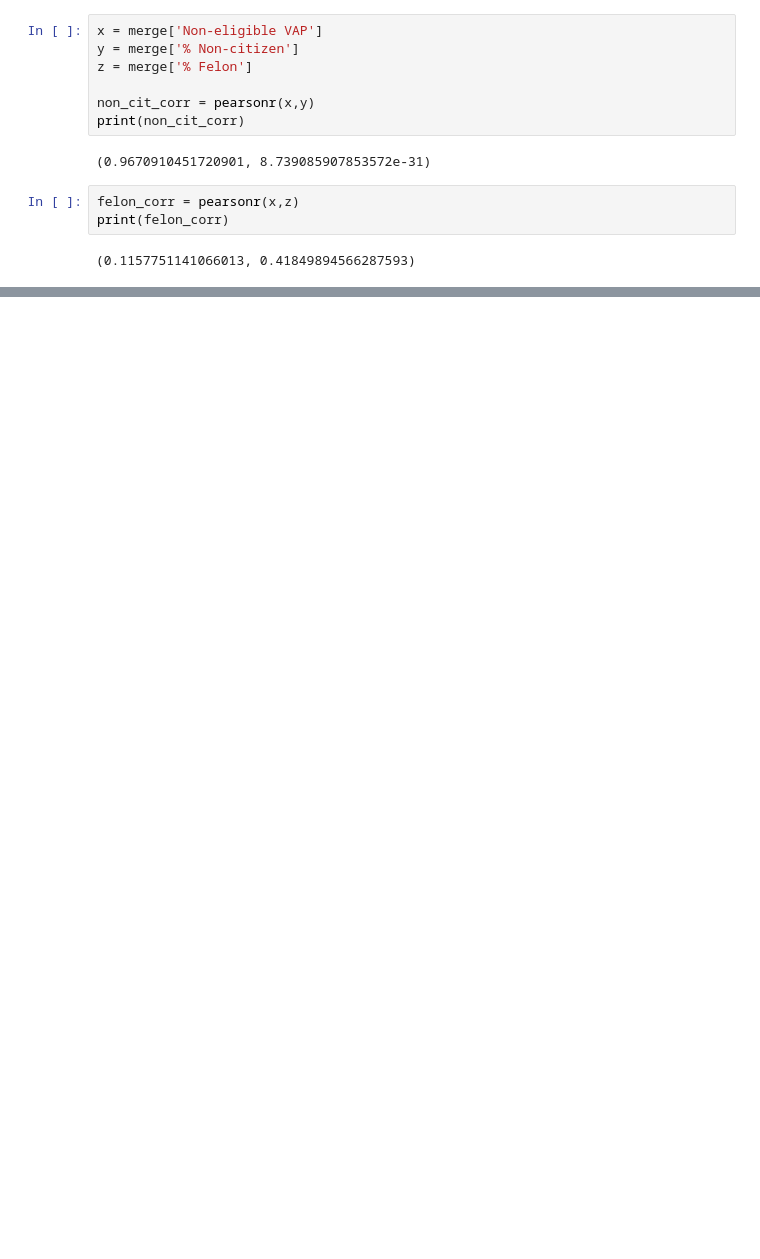
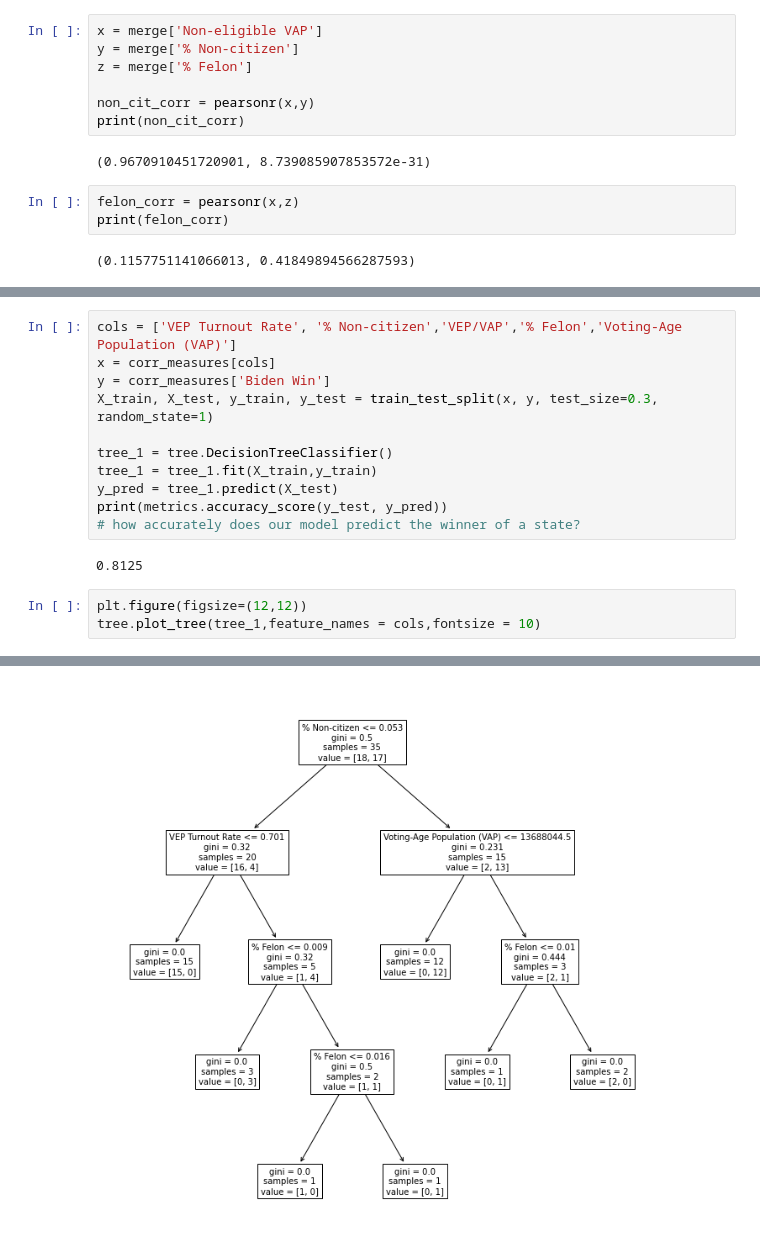
Before and after one commit to austenbrockman/projects, a Jupyter notebook: Correlation Analysis of the 2020 US Election - Turnout and Outcomes .ipynb, the cells around one changed output, grey strips where cells are left out. Drawn from its saved outputs; the diff is of its cells as text; blank space fills up the shorter version.

```diff
--- a/Correlation Analysis of the 2020 US Election - Turnout and Outcomes .ipynb
+++ b/Correlation Analysis of the 2020 US Election - Turnout and Outcomes .ipynb
@@ -332,0 +301,17 @@ In summary, Biden's success was positively correlated with the VEP turnout, but
+# %%
+cols = ['VEP Turnout Rate', '% Non-citizen','VEP/VAP','% Felon','Voting-Age Population (VAP)']
+x = corr_measures[cols]
+y = corr_measures['Biden Win']
+X_train, X_test, y_train, y_test = train_test_split(x, y, test_size=0.3, random_state=1)
+
+tree_1 = tree.DecisionTreeClassifier()
+tree_1 = tree_1.fit(X_train,y_train)
+y_pred = tree_1.predict(X_test)
+print(metrics.accuracy_score(y_test, y_pred))
+# how accurately does our model predict the winner of a state?
+# %% [output]
+0.8125
+# %%
+plt.figure(figsize=(12,12))
+tree.plot_tree(tree_1,feature_names = cols,fontsize = 10)
+# %% [output]
@@ -332,0 +331 @@ In summary, Biden's success was positively correlated with the VEP turnout, but
+[figure, added]
```
Also changed, not shown: parts of 9 cells of this notebook.
